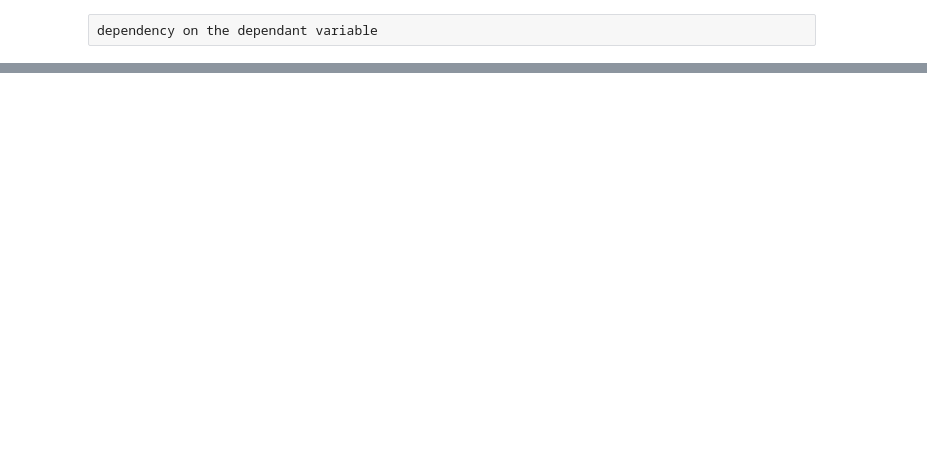
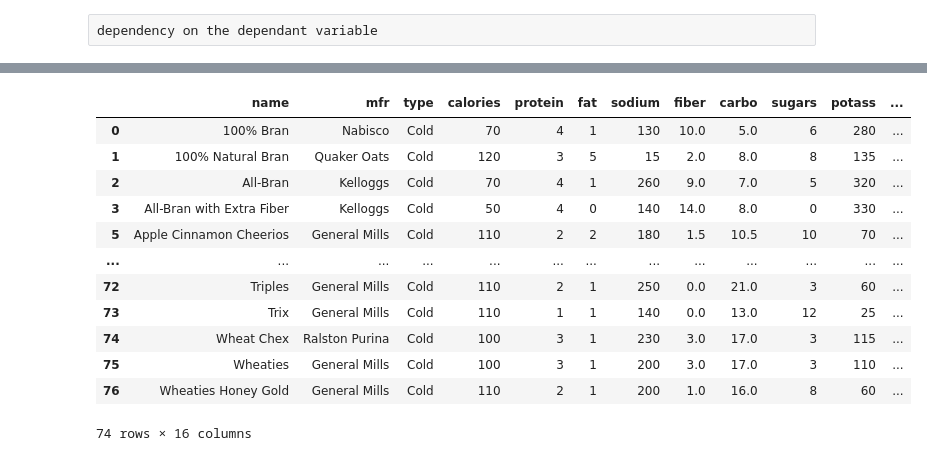
Before and after one commit to sabitijoel/machineLearning, a Jupyter notebook: joels.ipynb, the cells around one changed output, grey strips where cells are left out. Cells and saved outputs as stored; diff of their text form; code cells hidden in the pictures; blank space fills up the shorter version.

```diff
--- a/joels.ipynb
+++ b/joels.ipynb
@@ -408,0 +419,6 @@ _ = plt.ylabel('Rating')
+# %%
+df_clean = df.copy(deep=True)
+# %%
+df_clean = df_clean[df_clean['carbo'] >=0.0]
+df_clean = df_clean[df_clean['sugars'] >=0.0]
+df_clean = df_clean[df_clean['potass'] >=0.0]
@@ -408,0 +493,16 @@ _ = plt.ylabel('Rating')
+# %%
+df_clean
+# %% [output]
+|  | name | mfr | type | calories | protein | fat | sodium | fiber | carbo | sugars | potass | ... |
+| 0 | 100% Bran | Nabisco | Cold | 70 | 4 | 1 | 130 | 10.0 | 5.0 | 6 | 280 | ... |
+| 1 | 100% Natural Bran | Quaker Oats | Cold | 120 | 3 | 5 | 15 | 2.0 | 8.0 | 8 | 135 | ... |
+| 2 | All-Bran | Kelloggs | Cold | 70 | 4 | 1 | 260 | 9.0 | 7.0 | 5 | 320 | ... |
+| 3 | All-Bran with Extra Fiber | Kelloggs | Cold | 50 | 4 | 0 | 140 | 14.0 | 8.0 | 0 | 330 | ... |
+| 5 | Apple Cinnamon Cheerios | General Mills | Cold | 110 | 2 | 2 | 180 | 1.5 | 10.5 | 10 | 70 | ... |
+| ... | ... | ... | ... | ... | ... | ... | ... | ... | ... | ... | ... | ... |
+| 72 | Triples | General Mills | Cold | 110 | 2 | 1 | 250 | 0.0 | 21.0 | 3 | 60 | ... |
+| 73 | Trix | General Mills | Cold | 110 | 1 | 1 | 140 | 0.0 | 13.0 | 12 | 25 | ... |
+| 74 | Wheat Chex | Ralston Purina | Cold | 100 | 3 | 1 | 230 | 3.0 | 17.0 | 3 | 115 | ... |
+| 75 | Wheaties | General Mills | Cold | 100 | 3 | 1 | 200 | 3.0 | 17.0 | 3 | 110 | ... |
+| 76 | Wheaties Honey Gold | General Mills | Cold | 110 | 2 | 1 | 200 | 1.0 | 16.0 | 8 | 60 | ... |
+74 rows × 16 columns
```
Also changed, not shown: parts of 63 cells of this notebook, 1 other file.
